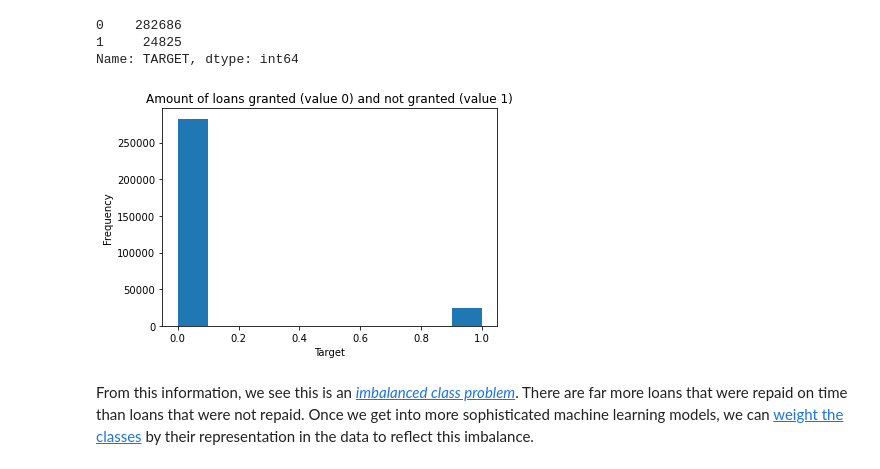
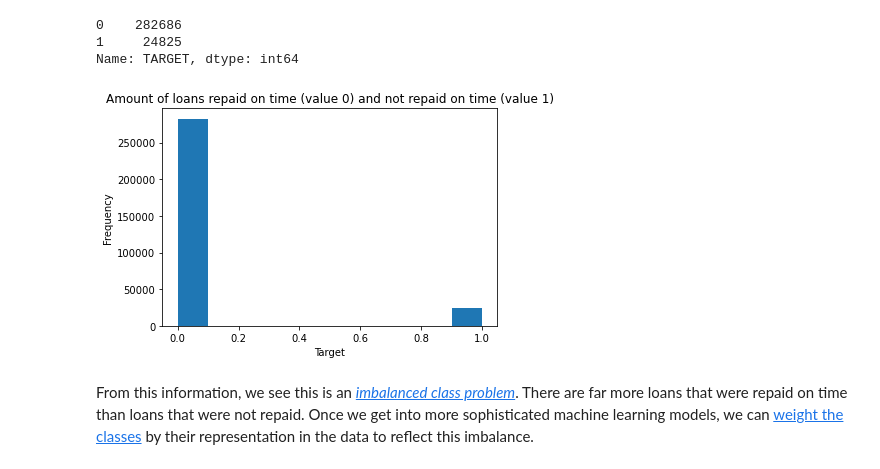
Before and after one commit to IsabelleRB1/OpenClassroom, a Jupyter notebook: notebook/P7_1_Data_Preparation.ipynb, the cells around one changed output. Drawn from its saved outputs; the diff is of its cells as text; code cells hidden in the pictures.

```diff
--- a/notebook/P7_1_Data_Preparation.ipynb
+++ b/notebook/P7_1_Data_Preparation.ipynb
@@ -78,10 +78,10 @@ app_train['TARGET'].value_counts()
 1     24825
 Name: TARGET, dtype: int64
 # %%
-app_train['TARGET'].astype(int).plot.hist(title = "Amount of loans granted (value 0) and not granted (value 1)");
+app_train['TARGET'].astype(int).plot.hist(title = "Amount of loans repaid on time (value 0) and not repaid on time (value 1)");
 plt.xlabel('Target');
 # %% [output]
-[figure, old version]
+[figure, new version]
 # %% [markdown]
 From this information, we see this is an [_imbalanced class problem_](http://www.chioka.in/class-imbalance-problem/). There are far more loans that were repaid on time than loans that were not repaid. Once we get into more sophisticated machine learning models, we can [weight the classes](http://xgboost.readthedocs.io/en/latest/parameter.html) by their representation in the data to reflect this imbalance.
 # %% [markdown]
```
Also changed, not shown: parts of 3 cells of this notebook.
